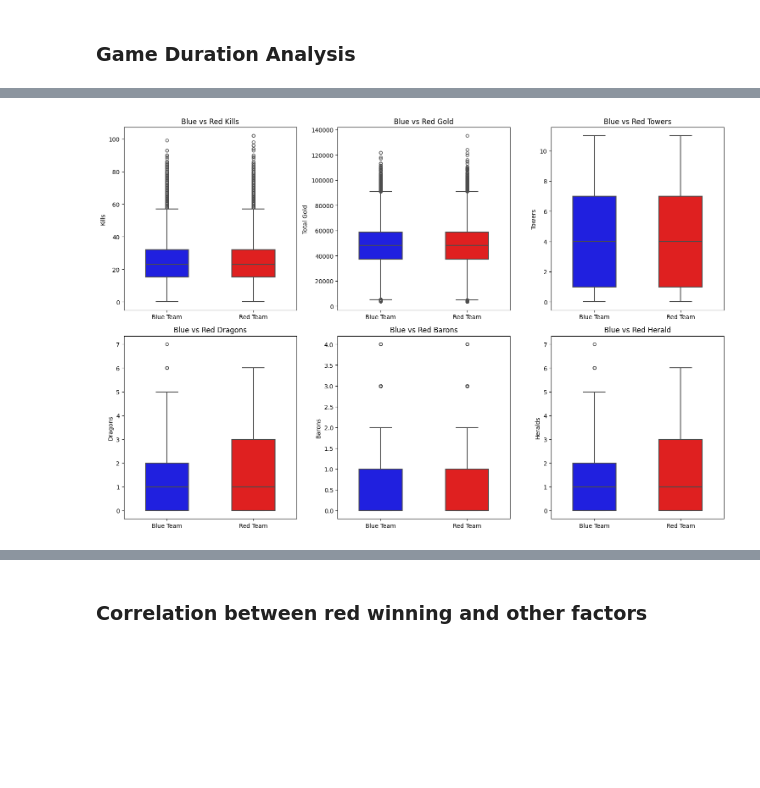
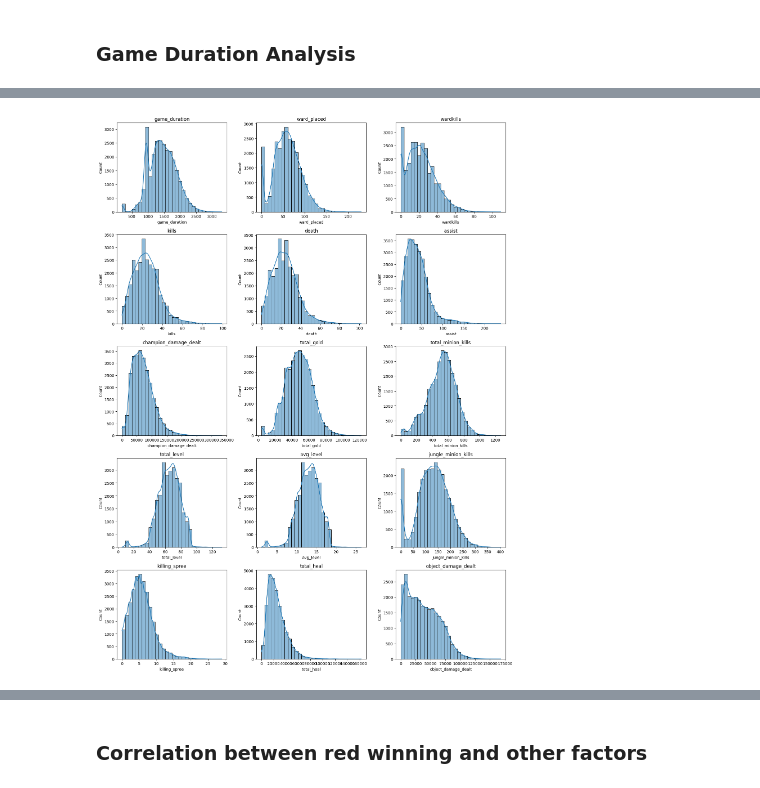
Before and after one commit to abdalrahmanf2/computation-project, a Jupyter notebook: project.ipynb, the cells around one changed output, grey strips where cells are left out. Drawn from its saved outputs; the diff is of its cells as text; code cells hidden in the pictures; blank space fills up the shorter version.

```diff
--- a/project.ipynb
+++ b/project.ipynb
@@ -13,7 +13,7 @@ import matplotlib.pyplot as plt
 ### Data understanding
 # %%
 # Import the data
-df = pd.read_csv('./Challenger_Ranked_Games.csv')
+df = pd.read_csv('./lol_challenger_games_data.csv')
 
 print("Dataset Shape:", df.shape)
 print("\nColumns:", df.columns.tolist())
@@ -120,74 +121,21 @@ Name: gameDuration, dtype: float64
 # %%
-# Create box plots for team comparisons
-fig, axes = plt.subplots(2, 3, figsize=(15, 10))
+import matplotlib.pyplot as plt
+import seaborn as sns
+import math
 
-# Plot blue vs red kills
-sns.boxplot(data=df[['blueKills', 'redKills']],
-            palette=['#0000ff', '#ff0000'],
-            width=0.5,
-            fliersize=5,
-            linewidth=1.5,
-            ax=axes[0, 0])
-axes[0, 0].set_title('Blue vs Red Kills')
-axes[0, 0].set_ylabel('Kills')
-axes[0, 0].set_xticklabels(['Blue Team', 'Red Team'])
+exclude_cols = ['game_id', 'wins', 'dragon_kills', 'baron_kills', 'tower_kills', 'inhibitor_kills', 'first_blood', 'first_tower', 'first_baron', 'first_dragon', 'first_inhibitor']
 
-# Plot blue vs red gold
-sns.boxplot(data=df[['blueTotalGold', 'redTotalGold']],
-            palette=['#0000ff', '#ff0000'],
-            width=0.5,
-            fliersize=5,
-            linewidth=1.5,
-            ax=axes[0, 1])
-axes[0, 1].set_title('Blue vs Red Gold')
-axes[0, 1].set_ylabel('Total Gold')
-axes[0, 1].set_xticklabels(['Blue Team', 'Red Team'])
+numeric_cols = [col for col in df.select_dtypes(include=['int64', 'float64']).columns if col not in exclude_cols]
 
-# Plot blue vs red towers
-sns.boxplot(data=df[['blueTowerKills', 'redTowerKills']],
-            palette=['#0000ff', '#ff0000'],
-            width=0.5,
-            fliersize=5,
-            linewidth=1.5,
-            ax=axes[0, 2])
-axes[0, 2].set_title('Blue vs Red Towers')
-axes[0, 2].set_ylabel('Towers')
-axes[0, 2].set_xticklabels(['Blue Team', 'Red Team'])
+n_cols = 3  # Number of plots per row
+n_rows = math.ceil(len(numeric_cols) / n_cols)
 
-# Plot blue vs red dragons
-sns.boxplot(data=df[['blueDragonKills', 'redDragonKills']],
-            palette=['#0000ff', '#ff0000'],
-            width=0.5,
-            fliersize=5,
-            linewidth=1.5,
-            ax=axes[1, 0])
-axes[1, 0].set_title('Blue vs Red Dragons')
-axes[1, 0].set_ylabel('Dragons')
-axes[1, 0].set_xticklabels(['Blue Team', 'Red Team'])
-
-# Plot blue vs red barons kills
-sns.boxplot(data=df[['blueBaronKills', 'redBaronKills']],
-            palette=['#0000ff', '#ff0000'],
-            width=0.5,
-            fliersize=5,
-            linewidth=1.5,
-            ax=axes[1, 1])
-axes[1, 1].set_title('Blue vs Red Barons')
-axes[1, 1].set_ylabel('Barons')
-axes[1, 1].set_xticklabels(['Blue Team', 'Red Team'])
-
-# Plot blue vs red dragons kills
-sns.boxplot(data=df[['blueDragonKills', 'redDragonKills']],
-            palette=['#0000ff', '#ff0000'],
-            width=0.5,
-            fliersize=5,
-            linewidth=1.5,
-            ax=axes[1, 2])
-axes[1, 2].set_title('Blue vs Red Herald')
-axes[1, 2].set_ylabel('Heralds')
-axes[1, 2].set_xticklabels(['Blue Team', 'Red Team'])
-
+plt.figure(figsize=(n_cols*5, n_rows*4))
+for i, col in enumerate(numeric_cols, 1):
+    plt.subplot(n_rows, n_cols, i)
+    sns.histplot(df[col], kde=True, bins=30)
+    plt.title(col)
 plt.tight_layout()
 plt.show()
 # %% [output]
-[figure, old version]
+[figure, new version]
```
Also changed, not shown: parts of 41 cells of this notebook, 3 other files.
